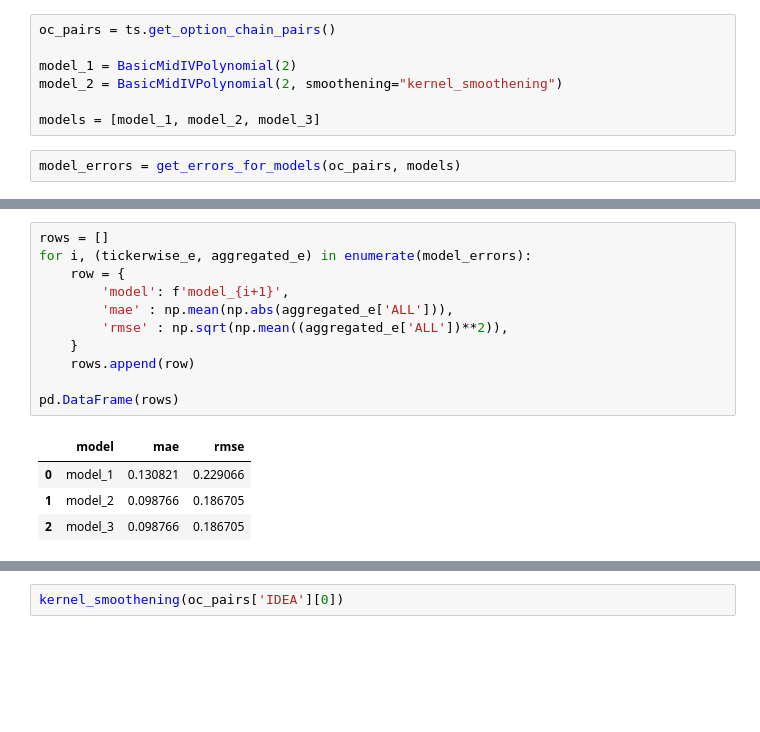
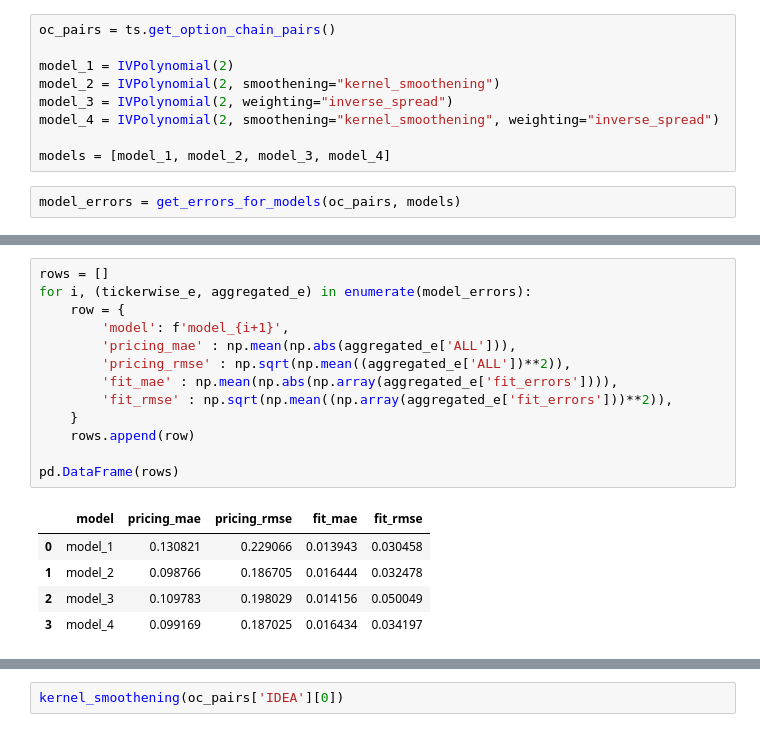
Before and after one commit to srajangarg/irage-assignment, a Jupyter notebook: work/playground.ipynb, the cells around one changed output, grey strips where cells are left out. Cells and saved outputs as stored; diff of their text form; blank space fills up the shorter version.

Commit message:
add spread inverse weigting + fit rmse

```diff
--- a/work/playground.ipynb
+++ b/work/playground.ipynb
@@ -33,10 +36,12 @@ loading data from ./data/20210805/influxOP_ACC21AUG_20210805.csv
 # %%
 oc_pairs = ts.get_option_chain_pairs()
 
-model_1 = BasicMidIVPolynomial(2)
-model_2 = BasicMidIVPolynomial(2, smoothening="kernel_smoothening")
+model_1 = IVPolynomial(2)
+model_2 = IVPolynomial(2, smoothening="kernel_smoothening")
+model_3 = IVPolynomial(2, weighting="inverse_spread")
+model_4 = IVPolynomial(2, smoothening="kernel_smoothening", weighting="inverse_spread")
 
-models = [model_1, model_2, model_3]
+models = [model_1, model_2, model_3, model_4]
 # %%
 model_errors = get_errors_for_models(oc_pairs, models)
 # %%
@@ -49,16 +57,19 @@ axs.legend([f'model_{i+1}' for i in range(len(model_errors))])
 # %%
 rows = []
 for i, (tickerwise_e, aggregated_e) in enumerate(model_errors):
     row = {
         'model': f'model_{i+1}',
-        'mae' : np.mean(np.abs(aggregated_e['ALL'])),
-        'rmse' : np.sqrt(np.mean((aggregated_e['ALL'])**2)),
+        'pricing_mae' : np.mean(np.abs(aggregated_e['ALL'])),
+        'pricing_rmse' : np.sqrt(np.mean((aggregated_e['ALL'])**2)),
+        'fit_mae' : np.mean(np.abs(np.array(aggregated_e['fit_errors']))),
+        'fit_rmse' : np.sqrt(np.mean((np.array(aggregated_e['fit_errors']))**2)),
     }
     rows.append(row)
 
 pd.DataFrame(rows)
 # %% [output]
-|  | model | mae | rmse |
-| 0 | model_1 | 0.130821 | 0.229066 |
-| 1 | model_2 | 0.098766 | 0.186705 |
-| 2 | model_3 | 0.098766 | 0.186705 |
+|  | model | pricing_mae | pricing_rmse | fit_mae | fit_rmse |
+| 0 | model_1 | 0.130821 | 0.229066 | 0.013943 | 0.030458 |
+| 1 | model_2 | 0.098766 | 0.186705 | 0.016444 | 0.032478 |
+| 2 | model_3 | 0.109783 | 0.198029 | 0.014156 | 0.050049 |
+| 3 | model_4 | 0.099169 | 0.187025 | 0.016434 | 0.034197 |
```
Also changed, not shown: parts of 5 cells of this notebook, 3 other files.
